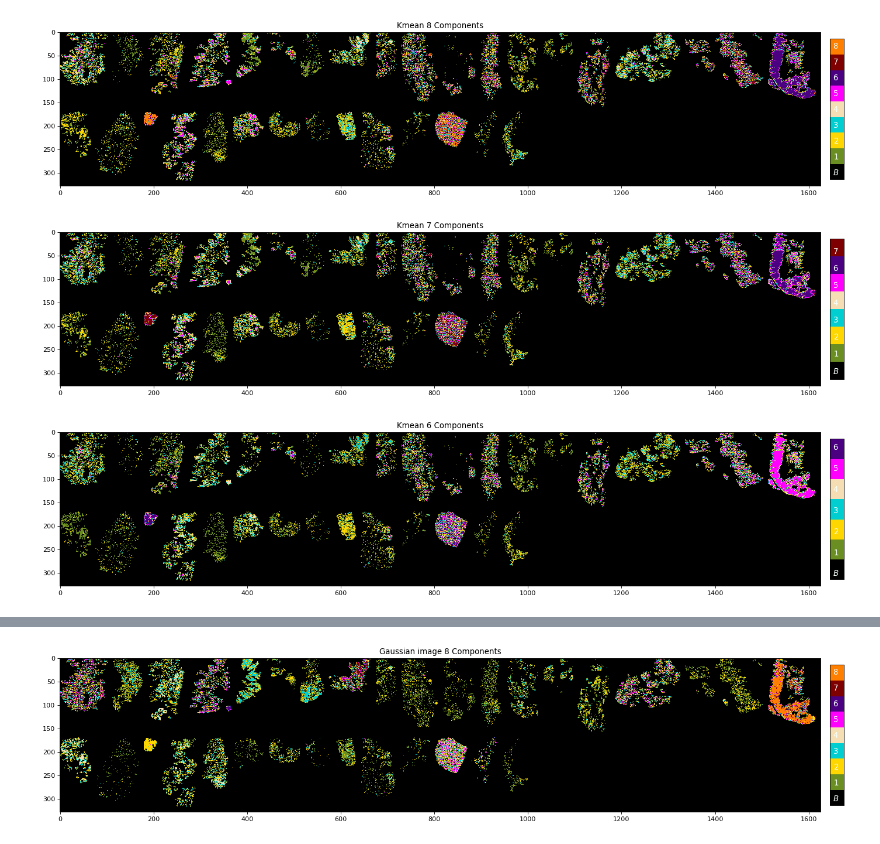
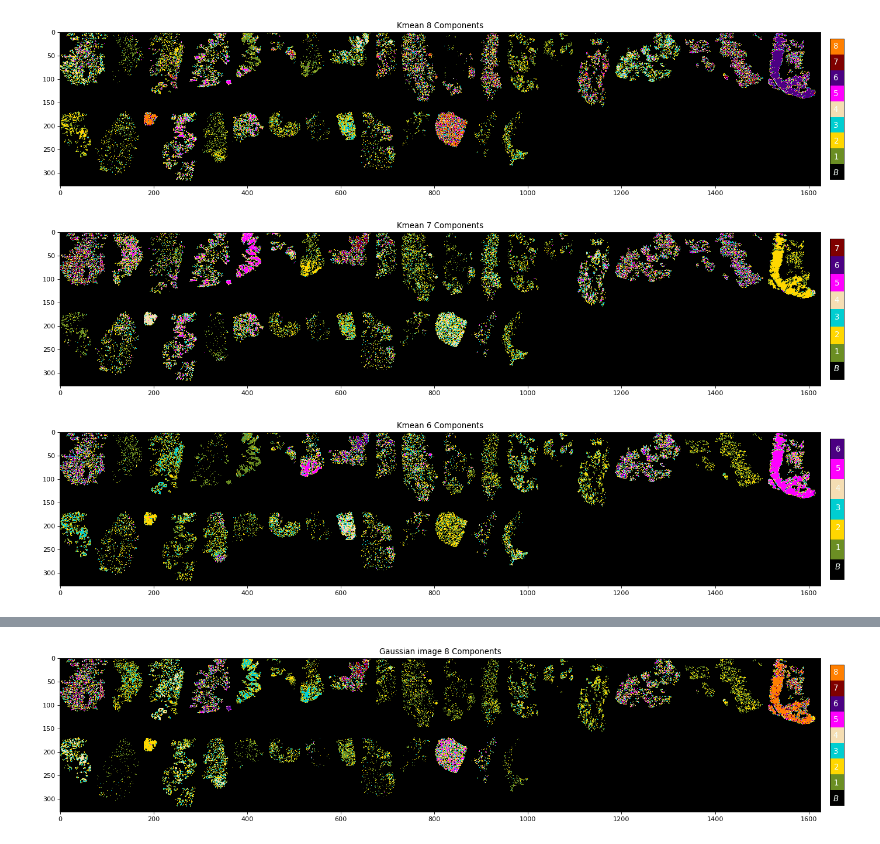
Before and after one commit to Youssef-Saleh/GP-MSI, a Jupyter notebook: Breast_Cancer.ipynb, the cells around one changed output, grey strips where cells are left out. Saved outputs shown, nothing was run; the diff lists cells and outputs as text; code cells hidden in the pictures.

```diff
--- a/Breast_Cancer.ipynb
+++ b/Breast_Cancer.ipynb
@@ -381,6 +382,7 @@ plt.imshow(tsne_image)
 kmeans = KMeans(n_clusters=8, n_init=100, max_iter=2000, random_state=0, verbose=0 ).fit(tsne_results_op)
 kmeans_7 = KMeans(n_clusters=7, n_init=100, max_iter=2000, random_state=0, verbose=0 ).fit(tsne_results_op)
 kmeans_6 = KMeans(n_clusters=6, n_init=100, max_iter=2000, random_state=0, verbose=0 ).fit(tsne_results_op)
+kmeans_5 = KMeans(n_clusters=5, n_init=100, max_iter=2000, random_state=0, verbose=0 ).fit(tsne_results_op)
 
 #kmeans_9 = KMeans(n_clusters=9, n_init=100, max_iter=2000, random_state=0, verbose=0 ).fit(tsne_results_op)
 # %%
@@ -388,6 +390,7 @@ indices_edit = np.where(pixel_to_sample_ID != -1)
 KMeans_image = np.full( (height,width),-1 )
 KMeans_image_6 = np.full( (height,width),-1 )
 KMeans_image_7 = np.full( (height,width),-1 )
+KMeans_image_5 = np.full( (height,width),-1 )
 
 increment = 0
 for i,j in zip(indices_edit[0],indices_edit[1]):
@@ -405,6 +408,12 @@ for i,j in zip(indices_edit[0],indices_edit[1]):
     KMeans_image_7[i][j] = kmeans_7.labels_[increment]
 
     increment += 1
+increment = 0
+for i,j in zip(indices_edit[0],indices_edit[1]):
+    KMeans_image_5[i][j] = kmeans_5.labels_[increment]
+
+    increment += 1
+increment = 0
 # %% [markdown]
 # Gaussian Mixture Model
 # %%
@@ -458,27 +473,27 @@ plt.figure(figsize=(25, 15), dpi=80)
 plt.figure(1)
 plt.subplot(311)
 plt.title("Kmean 7 Components")
-plt.imshow(KMeans_image, cmap=cmap7)
+plt.imshow(KMeans_image_7, cmap=cmap7)
 
 cbar = plt.colorbar(aspect=10,shrink=0.9, pad=0.01)
 
 cbar.ax.get_yaxis().set_ticks([])
 for j, lab in enumerate(['$B$','$1$','$2$','$3$','$4$','$5$','$6$','$7$']):
-    cbar.ax.text(2.5, (j * 4.2 - 2.4) / 4.3, lab, ha='center', va='center', color="mintcream", fontsize=12, fontweight="extra bold", fontfamily="serif" ) # the font doesn't acutally change, only the size & color :D
+    cbar.ax.text(2.5, (j * 4.2 - 2.4) / 4.9, lab, ha='center', va='center', color="mintcream", fontsize=12, fontweight="extra bold", fontfamily="serif" ) # the font doesn't acutally change, only the size & color :D
 # %% [output]
-[figure, old version]
+[figure, new version]
 # %%
 
 plt.figure(figsize=(25, 15), dpi=80)
 plt.figure(1)
 plt.subplot(311)
 plt.title("Kmean 6 Components")
-plt.imshow(KMeans_image, cmap=cmap6)
+plt.imshow(KMeans_image_6, cmap=cmap6)
 
 cbar = plt.colorbar(aspect=10,shrink=0.9, pad=0.01)
 
 cbar.ax.get_yaxis().set_ticks([])
 for j, lab in enumerate(['$B$','$1$','$2$','$3$','$4$','$5$','$6$']):
-    cbar.ax.text(2.5, (j * 4.2 - 2.4) / 3.5, lab, ha='center', va='center', color="mintcream", fontsize=12, fontweight="extra bold", fontfamily="serif" ) # the font doesn't acutally change, only the size & color :D
+    cbar.ax.text(2.5, (j * 4.2 - 2.4) / 5, lab, ha='center', va='center', color="mintcream", fontsize=12, fontweight="extra bold", fontfamily="serif" ) # the font doesn't acutally change, only the size & color :D
 # %% [output]
-[figure, old version]
+[figure, new version]
```
Also changed, not shown: parts of 17 cells of this notebook.
